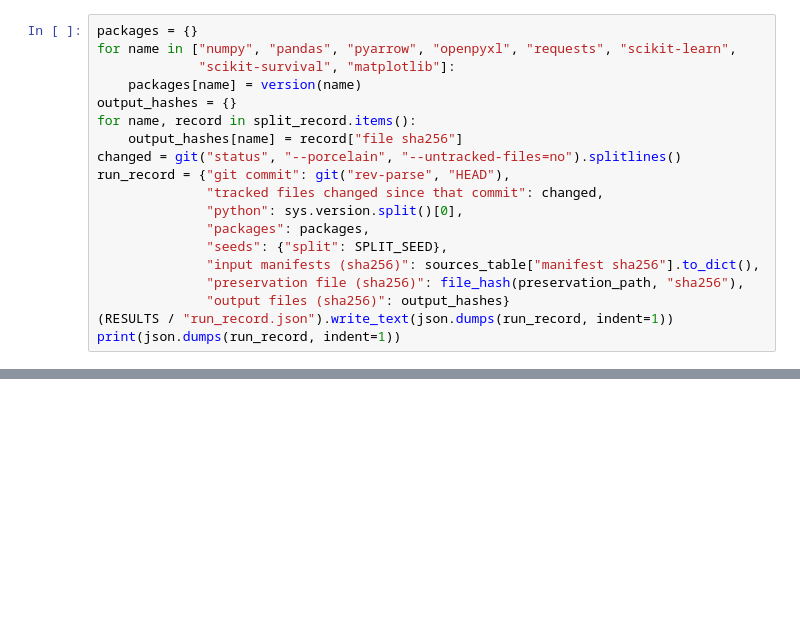
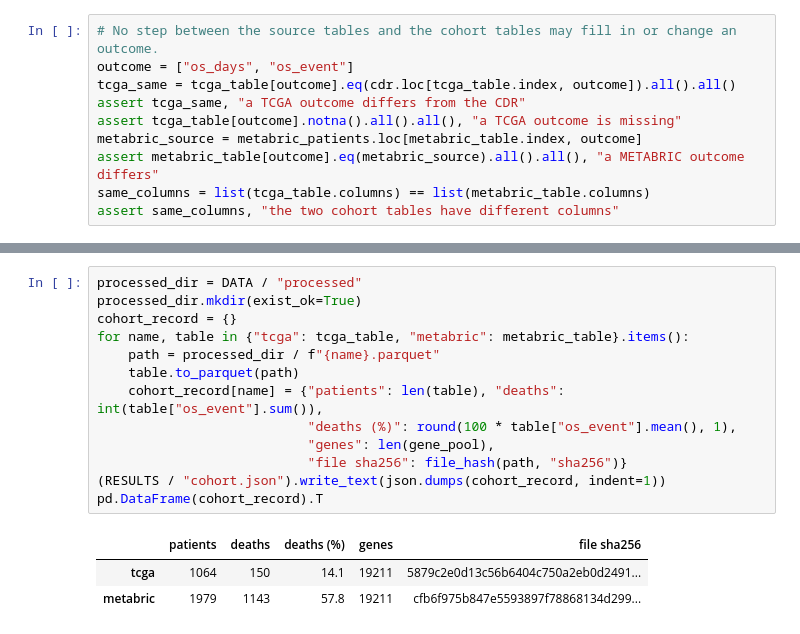
Before and after one commit to ELDERGARLIC/cancer-prognosis-prediction, a Jupyter notebook: notebooks/01_data.ipynb, the cells around one changed output, grey strips where cells are left out. Saved outputs shown, nothing was run; the diff lists cells and outputs as text; blank space fills up the shorter version.

```diff
--- a/notebooks/01_data.ipynb
+++ b/notebooks/01_data.ipynb
@@ -970,19 +963,10 @@ The last block records what produced the files above: the git commit of this not
 # %%
-packages = {}
-for name in ["numpy", "pandas", "pyarrow", "openpyxl", "requests", "scikit-learn",
-             "scikit-survival", "matplotlib"]:
-    packages[name] = version(name)
-output_hashes = {}
-for name, record in split_record.items():
-    output_hashes[name] = record["file sha256"]
-changed = git("status", "--porcelain", "--untracked-files=no").splitlines()
-run_record = {"git commit": git("rev-parse", "HEAD"),
-              "tracked files changed since that commit": changed,
-              "python": sys.version.split()[0],
-              "packages": packages,
-              "seeds": {"split": SPLIT_SEED},
-              "input manifests (sha256)": sources_table["manifest sha256"].to_dict(),
-              "preservation file (sha256)": file_hash(preservation_path, "sha256"),
-              "output files (sha256)": output_hashes}
-(RESULTS / "run_record.json").write_text(json.dumps(run_record, indent=1))
-print(json.dumps(run_record, indent=1))
+# No step between the source tables and the cohort tables may fill in or change an outcome.
+outcome = ["os_days", "os_event"]
+tcga_same = tcga_table[outcome].eq(cdr.loc[tcga_table.index, outcome]).all().all()
+assert tcga_same, "a TCGA outcome differs from the CDR"
+assert tcga_table[outcome].notna().all().all(), "a TCGA outcome is missing"
+metabric_source = metabric_patients.loc[metabric_table.index, outcome]
+assert metabric_table[outcome].eq(metabric_source).all().all(), "a METABRIC outcome differs"
+same_columns = list(tcga_table.columns) == list(metabric_table.columns)
+assert same_columns, "the two cohort tables have different columns"
@@ -1006,0 +977,17 @@ print(json.dumps(run_record, indent=1))
+# %%
+processed_dir = DATA / "processed"
+processed_dir.mkdir(exist_ok=True)
+cohort_record = {}
+for name, table in {"tcga": tcga_table, "metabric": metabric_table}.items():
+    path = processed_dir / f"{name}.parquet"
+    table.to_parquet(path)
+    cohort_record[name] = {"patients": len(table), "deaths": int(table["os_event"].sum()),
+                           "deaths (%)": round(100 * table["os_event"].mean(), 1),
+                           "genes": len(gene_pool),
+                           "file sha256": file_hash(path, "sha256")}
+(RESULTS / "cohort.json").write_text(json.dumps(cohort_record, indent=1))
+pd.DataFrame(cohort_record).T
+# %% [output]
+|  | patients | deaths | deaths (%) | genes | file sha256 |
+| tcga | 1064 | 150 | 14.1 | 19211 | 5879c2e0d13c56b6404c750a2eb0d2491... |
+| metabric | 1979 | 1143 | 57.8 | 19211 | cfb6f975b847e5593897f78868134d299... |
```
Also changed, not shown: parts of 115 cells of this notebook, 4 other files.
